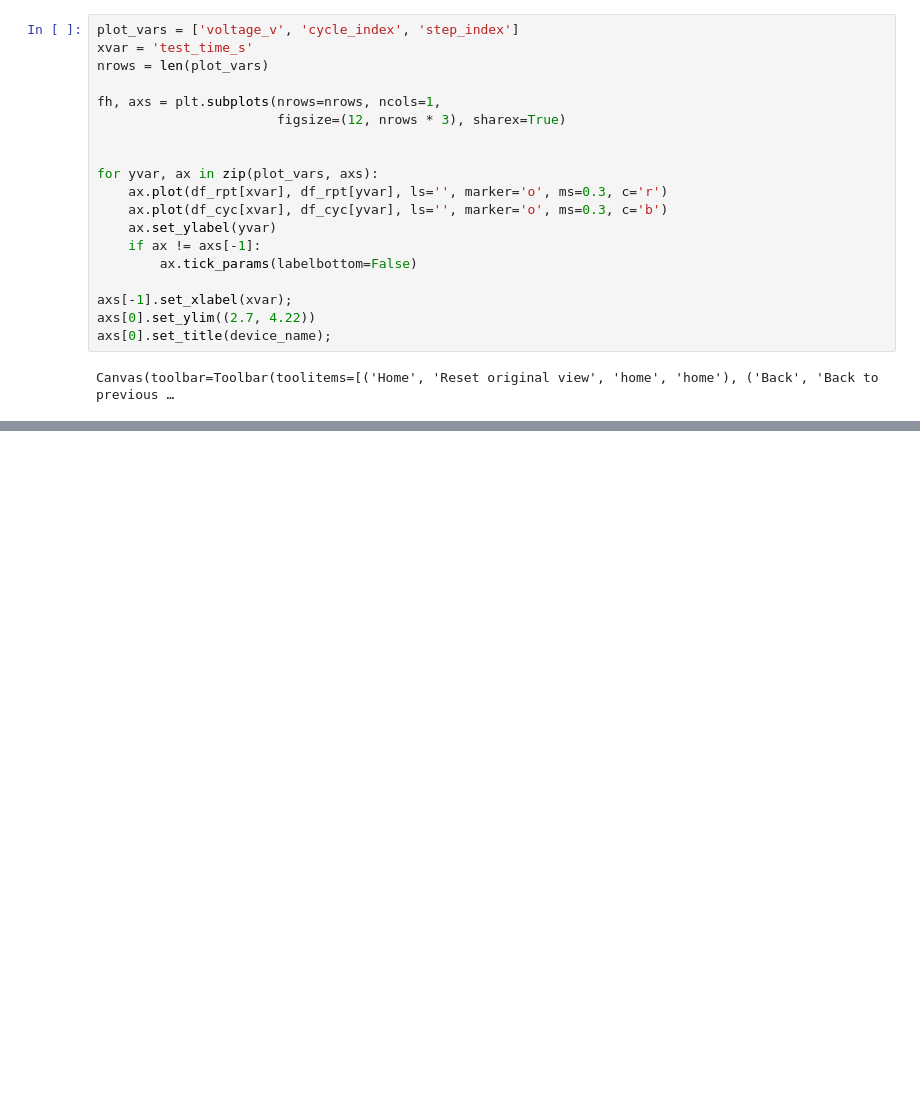
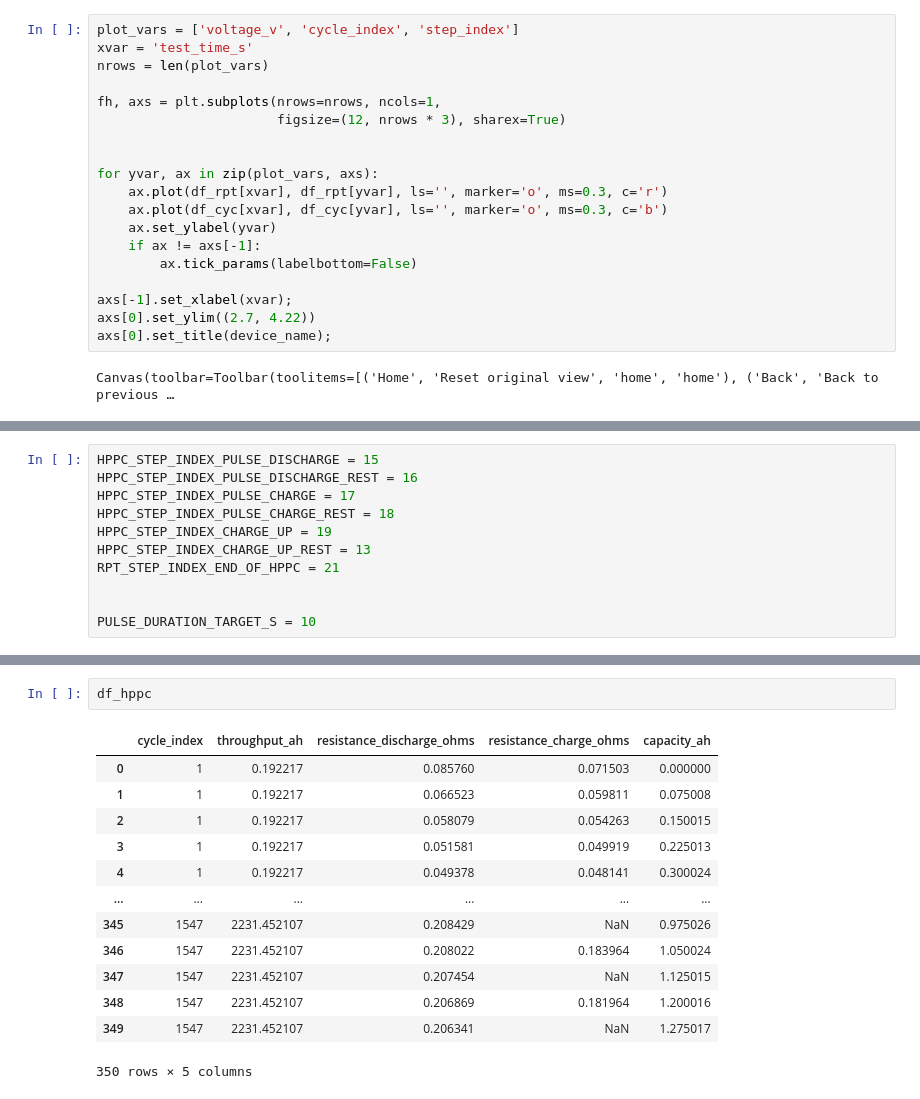
Before and after one commit to wengandrew/fast-formation, a Jupyter notebook: notebooks-2023/2023_01_31_test_process_cycling_data.ipynb, the cells around one changed output, grey strips where cells are left out. Cells and saved outputs as stored; diff of their text form; blank space fills up the shorter version.

Commit message:
WIP; HPPC parsing

```diff
--- a/notebooks-2023/2023_01_31_test_process_cycling_data.ipynb
+++ b/notebooks-2023/2023_01_31_test_process_cycling_data.ipynb
@@ -437,0 +418,11 @@ Canvas(toolbar=Toolbar(toolitems=[('Home', 'Reset original view', 'home', 'home'
+# %%
+HPPC_STEP_INDEX_PULSE_DISCHARGE = 15
+HPPC_STEP_INDEX_PULSE_DISCHARGE_REST = 16
+HPPC_STEP_INDEX_PULSE_CHARGE = 17
+HPPC_STEP_INDEX_PULSE_CHARGE_REST = 18
+HPPC_STEP_INDEX_CHARGE_UP = 19
+HPPC_STEP_INDEX_CHARGE_UP_REST = 13
+RPT_STEP_INDEX_END_OF_HPPC = 21
+
+
+PULSE_DURATION_TARGET_S = 10
@@ -437,0 +512,16 @@ Canvas(toolbar=Toolbar(toolitems=[('Home', 'Reset original view', 'home', 'home'
+# %%
+df_hppc
+# %% [output]
+|  | cycle_index | throughput_ah | resistance_discharge_ohms | resistance_charge_ohms | capacity_ah |
+| 0 | 1 | 0.192217 | 0.085760 | 0.071503 | 0.000000 |
+| 1 | 1 | 0.192217 | 0.066523 | 0.059811 | 0.075008 |
+| 2 | 1 | 0.192217 | 0.058079 | 0.054263 | 0.150015 |
+| 3 | 1 | 0.192217 | 0.051581 | 0.049919 | 0.225013 |
+| 4 | 1 | 0.192217 | 0.049378 | 0.048141 | 0.300024 |
+| ... | ... | ... | ... | ... | ... |
+| 345 | 1547 | 2231.452107 | 0.208429 | NaN | 0.975026 |
+| 346 | 1547 | 2231.452107 | 0.208022 | 0.183964 | 1.050024 |
+| 347 | 1547 | 2231.452107 | 0.207454 | NaN | 1.125015 |
+| 348 | 1547 | 2231.452107 | 0.206869 | 0.181964 | 1.200016 |
+| 349 | 1547 | 2231.452107 | 0.206341 | NaN | 1.275017 |
+350 rows × 5 columns
```
Also changed, not shown: parts of 9 cells of this notebook.
